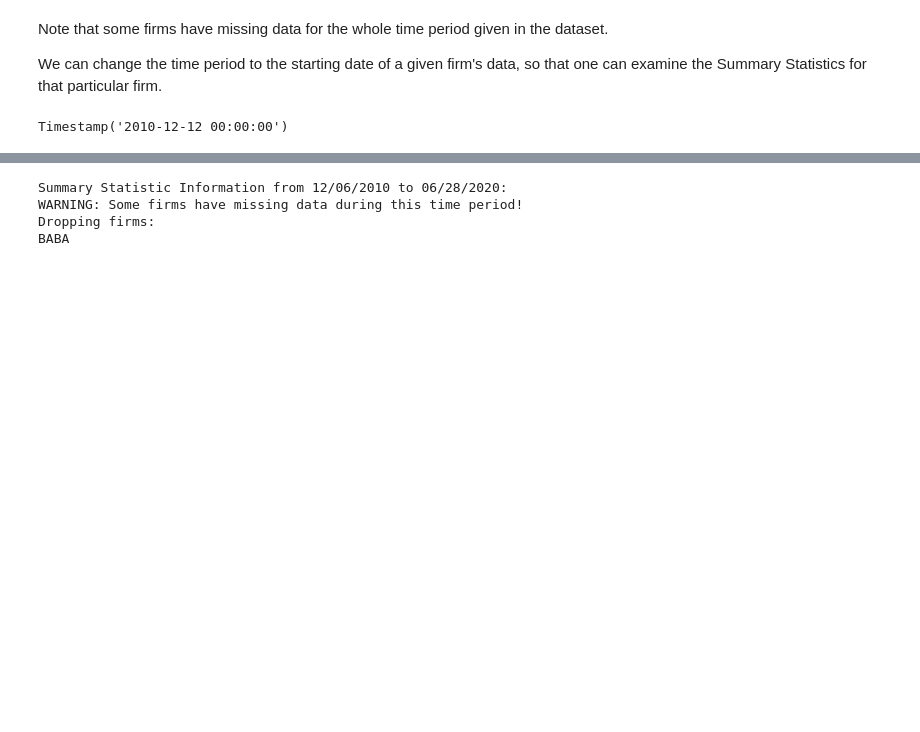
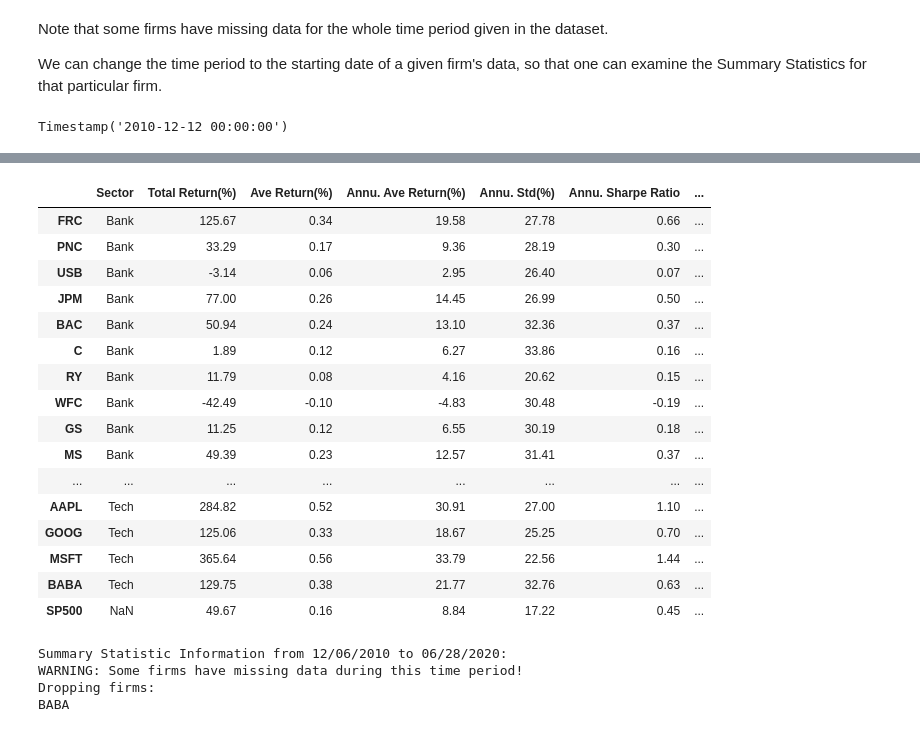
Before and after one commit to JasonZhangjc/investment_with_ml, a Jupyter notebook: graph_analysis/graphical_analysis.ipynb, the cells around one changed output, grey strips where cells are left out. Cells and saved outputs as stored; diff of their text form; code cells hidden in the pictures; blank space fills up the shorter version.

Commit message:
Add SP500 data followed by analysis

```diff
--- a/graph_analysis/graphical_analysis.ipynb
+++ b/graph_analysis/graphical_analysis.ipynb
@@ -147,3 +149,11 @@ firm_name = 'FRC'
 data[firm_name].first_valid_index()
 # %% [output]
 Timestamp('2010-12-12 00:00:00')
+# %%
+# We can still get the statistics of AliBaBa by changing the start date
+print(data['BABA'].first_valid_index())
+# 2014-09-28 00:00:00
+start_date = '2014-09-28'
+ind = (data.index >= start_date)
+display(getSumStat(data[ind], rf = df_rf['T-Bill'][ind]))
+# %% [output]
@@ -150,3 +162,20 @@ Timestamp('2010-12-12 00:00:00')
+|  | Sector | Total Return(%) | Ave Return(%) | Annu. Ave Return(%) | Annu. Std(%) | Annu. Sharpe Ratio | ... |
+| FRC | Bank | 125.67 | 0.34 | 19.58 | 27.78 | 0.66 | ... |
+| PNC | Bank | 33.29 | 0.17 | 9.36 | 28.19 | 0.30 | ... |
+| USB | Bank | -3.14 | 0.06 | 2.95 | 26.40 | 0.07 | ... |
+| JPM | Bank | 77.00 | 0.26 | 14.45 | 26.99 | 0.50 | ... |
+| BAC | Bank | 50.94 | 0.24 | 13.10 | 32.36 | 0.37 | ... |
+| C | Bank | 1.89 | 0.12 | 6.27 | 33.86 | 0.16 | ... |
+| RY | Bank | 11.79 | 0.08 | 4.16 | 20.62 | 0.15 | ... |
+| WFC | Bank | -42.49 | -0.10 | -4.83 | 30.48 | -0.19 | ... |
+| GS | Bank | 11.25 | 0.12 | 6.55 | 30.19 | 0.18 | ... |
+| MS | Bank | 49.39 | 0.23 | 12.57 | 31.41 | 0.37 | ... |
+| ... | ... | ... | ... | ... | ... | ... | ... |
+| AAPL | Tech | 284.82 | 0.52 | 30.91 | 27.00 | 1.10 | ... |
+| GOOG | Tech | 125.06 | 0.33 | 18.67 | 25.25 | 0.70 | ... |
+| MSFT | Tech | 365.64 | 0.56 | 33.79 | 22.56 | 1.44 | ... |
+| BABA | Tech | 129.75 | 0.38 | 21.77 | 32.76 | 0.63 | ... |
+| SP500 | NaN | 49.67 | 0.16 | 8.84 | 17.22 | 0.45 | ... |
 # %%
 ###########################################   CAN BE CHANGED  #############################################
 start_date = '2010-12-12'
```
Also changed, not shown: parts of 7 cells of this notebook, 1 other file.
